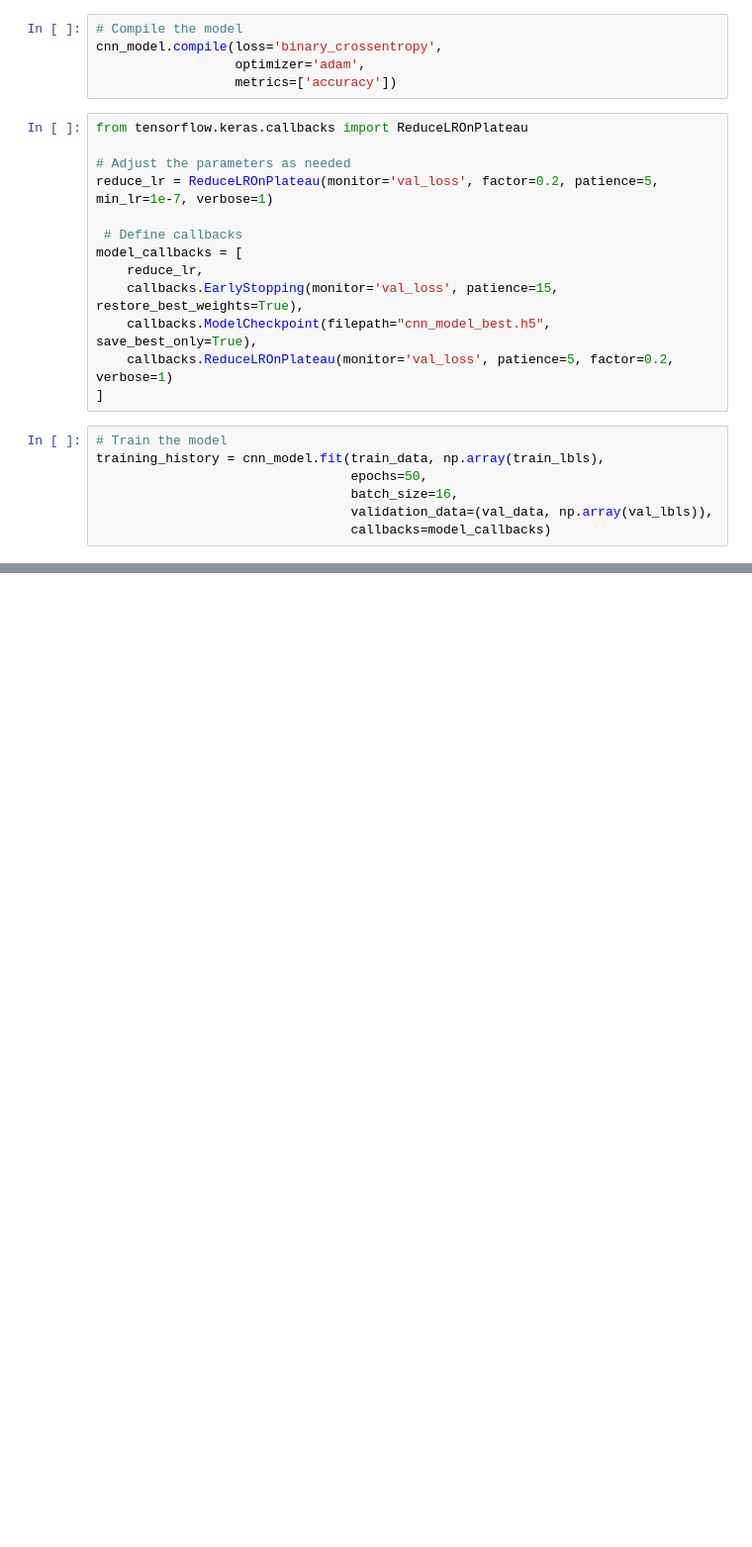
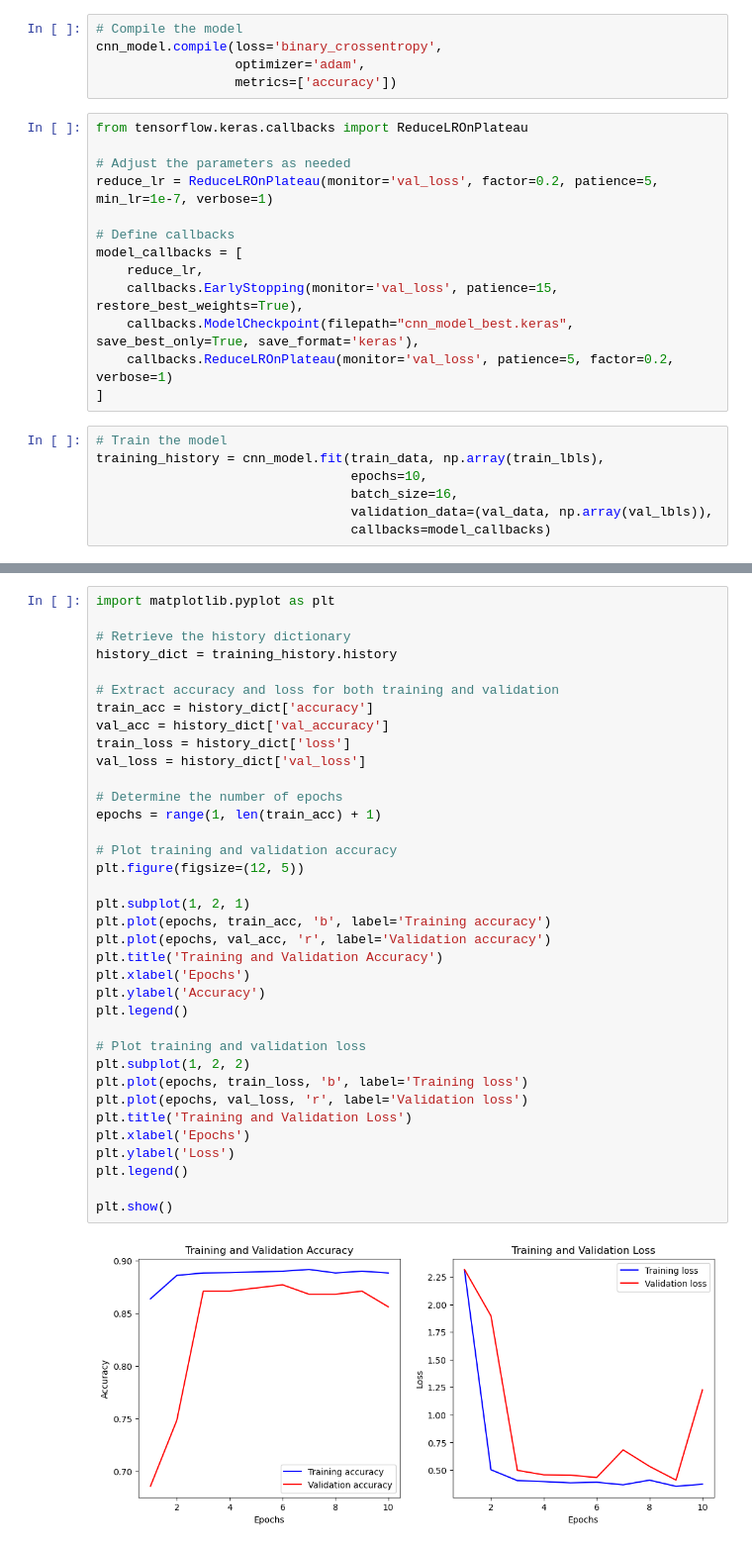
Before and after one commit to aj22abg/Final_project, a Jupyter notebook: cnnclassification.ipynb, the cells around one changed output, grey strips where cells are left out. Shown: that part at 99% size. Saved outputs shown, nothing was run; the diff lists cells and outputs as text; blank space fills up the shorter version.

```diff
--- a/cnnclassification.ipynb
+++ b/cnnclassification.ipynb
@@ -115,17 +126,17 @@ from tensorflow.keras.callbacks import ReduceLROnPlateau
 # Adjust the parameters as needed
 reduce_lr = ReduceLROnPlateau(monitor='val_loss', factor=0.2, patience=5, min_lr=1e-7, verbose=1)
 
- # Define callbacks
+# Define callbacks
 model_callbacks = [
     reduce_lr,
     callbacks.EarlyStopping(monitor='val_loss', patience=15, restore_best_weights=True),
-    callbacks.ModelCheckpoint(filepath="cnn_model_best.h5", save_best_only=True),
+    callbacks.ModelCheckpoint(filepath="cnn_model_best.keras", save_best_only=True, save_format='keras'),
     callbacks.ReduceLROnPlateau(monitor='val_loss', patience=5, factor=0.2, verbose=1)
 ]
 # %%
 # Train the model
 training_history = cnn_model.fit(train_data, np.array(train_lbls),
-                                 epochs=50,
+                                 epochs=10,
                                  batch_size=16,
                                  validation_data=(val_data, np.array(val_lbls)),
                                  callbacks=model_callbacks)
@@ -174,3 +164,41 @@ plt.show()
+# %%
+import matplotlib.pyplot as plt
+
+# Retrieve the history dictionary
+history_dict = training_history.history
+
+# Extract accuracy and loss for both training and validation
+train_acc = history_dict['accuracy']
+val_acc = history_dict['val_accuracy']
+train_loss = history_dict['loss']
+val_loss = history_dict['val_loss']
+
+# Determine the number of epochs
+epochs = range(1, len(train_acc) + 1)
+
+# Plot training and validation accuracy
+plt.figure(figsize=(12, 5))
+
+plt.subplot(1, 2, 1)
+plt.plot(epochs, train_acc, 'b', label='Training accuracy')
+plt.plot(epochs, val_acc, 'r', label='Validation accuracy')
+plt.title('Training and Validation Accuracy')
+plt.xlabel('Epochs')
+plt.ylabel('Accuracy')
+plt.legend()
+
+# Plot training and validation loss
+plt.subplot(1, 2, 2)
+plt.plot(epochs, train_loss, 'b', label='Training loss')
+plt.plot(epochs, val_loss, 'r', label='Validation loss')
+plt.title('Training and Validation Loss')
+plt.xlabel('Epochs')
+plt.ylabel('Loss')
+plt.legend()
+
+plt.show()
+# %% [output]
+[figure, added]
 # %%
 # Evaluate the model on the test set
 test_loss, test_acc = cnn_model.evaluate(test_data, np.array(test_lbls), verbose=2)
```
Also changed, not shown: parts of 8 cells of this notebook.
